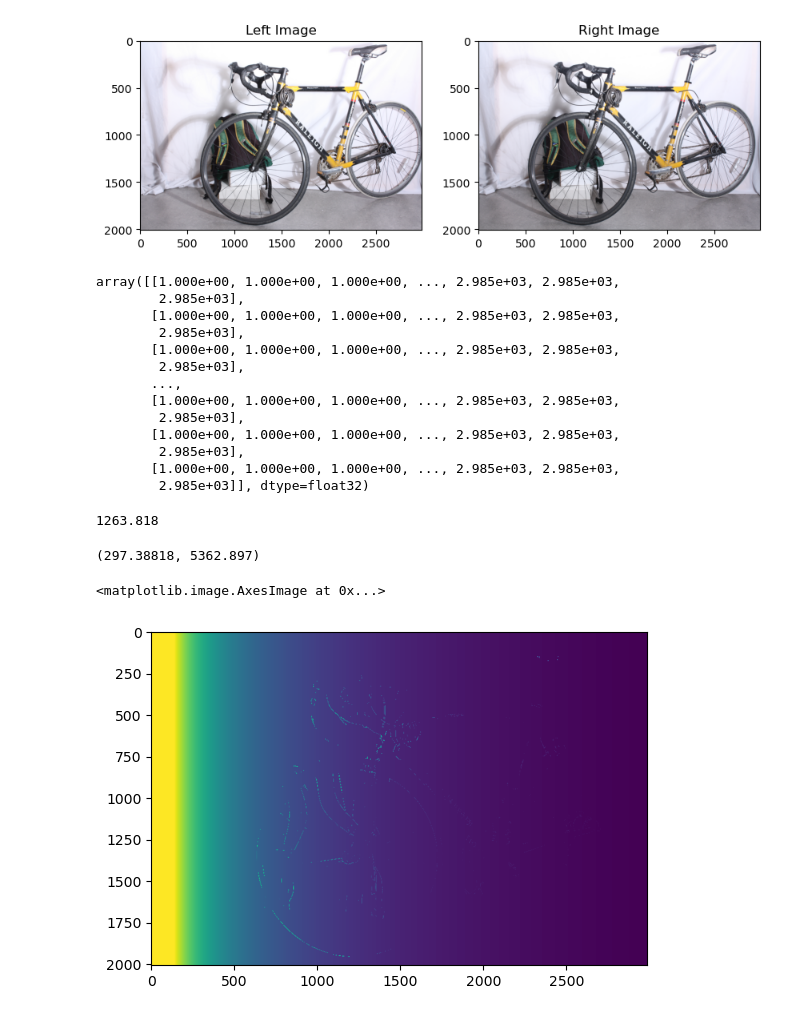
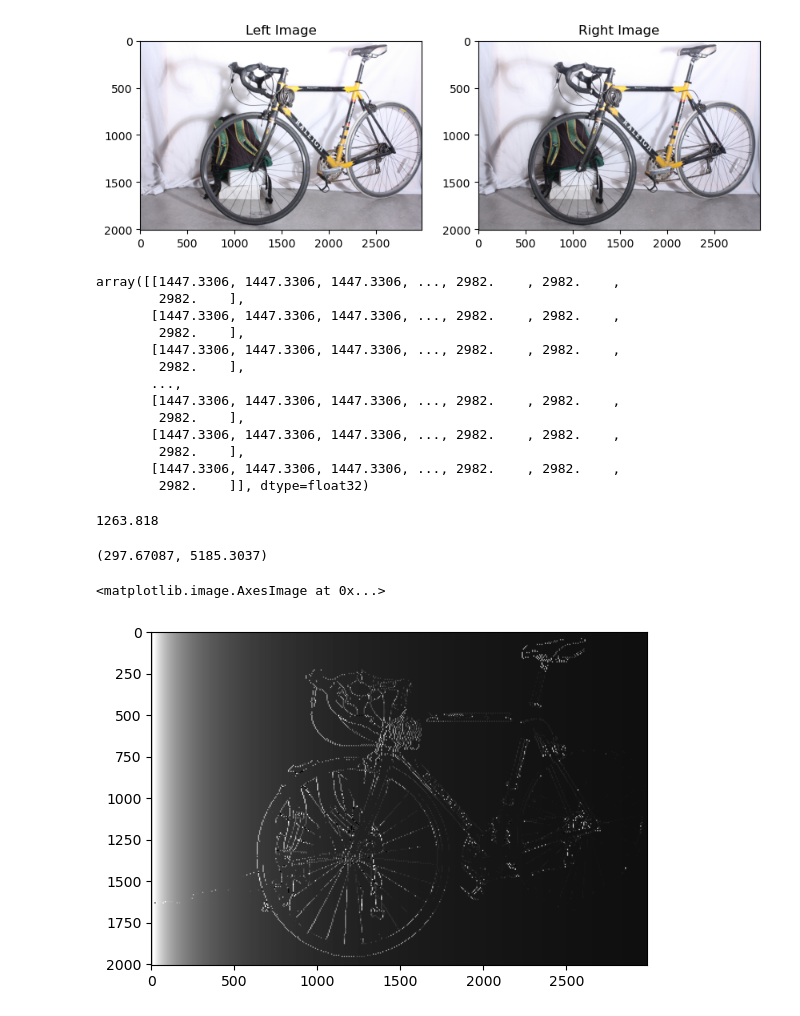
Before and after one commit to KhadgaA/Camera-Calibration-and-Stereo, a Jupyter notebook: Q2.ipynb, the cells around one changed output. Drawn from its saved outputs; the diff is of its cells as text; code cells hidden in the pictures.

```diff
--- a/Q2.ipynb
+++ b/Q2.ipynb
@@ -61,20 +61,35 @@ def scan_line_correspondence(img_strip,template):
         if corr > max_corr:
             max_idx = ypixel
             max_corr = corr
-            if max_corr > 0.95:
+            if max_corr > 0.98:
                 break
     return max_idx
 
 def stero_matching(imgl, imgr, template_size):
     height, width = imgl.shape
     disparity = np.zeros_like(imgl)
+    for i in tqdm(range(0,height-template_size[0])):
+        slice_x = slice(i,i+template_size[0])
+        for j in range(0,width-template_size[1]):
+            template = imgl[slice_x, j:j+template_size[1]]
+            img_strip = imgr[slice_x, :]
+            disparity[i,j] = j - scan_line_correspondence(img_strip, template)
+    disparity[disparity ==0] = 1
+    return disparity
+
+def stero_matching2(imgl, imgr, template_size):
+    height, width = imgl.shape
+    disparity = np.zeros_like(imgl)
     for i in tqdm(range(0,height,template_size[0])):
         slice_x = slice(i,i+template_size[0])
+        jr_prev = 0
         for j in range(0,width,template_size[1]):
             template = imgl[slice_x, j:j+template_size[1]]
-            img_strip = imgr[slice_x, :]
-            disparity[slice_x, j:j+template_size[1]] = j - scan_line_correspondence(img_strip, template)
-    disparity[disparity ==0] = 1
+            img_strip = imgr[slice_x, jr_prev:]
+            jr = scan_line_correspondence(img_strip, template)
+            disparity[slice_x, j:j+template_size[1]] = j - jr
+            jr_prev = jr
+    disparity[disparity ==0] = disparity[disparity != 0].mean()
     return disparity
 # %%
 l_dir = r'Assignment 1 Input Images\Question 2 and 3 Images\bikeL.png'
@@ -87,23 +102,23 @@ def read_img(img_dir):
 # %%
 img_l = read_img(l_dir)
 img_r = read_img(r_dir)
-disparity = stero_matching(img_l, img_r, (3,3))
+disparity = stero_matching2(img_l, img_r, (7,7))
 # %%
 disparity
 # %% [output]
-array([[1.000e+00, 1.000e+00, 1.000e+00, ..., 2.985e+03, 2.985e+03,
-        2.985e+03],
-       [1.000e+00, 1.000e+00, 1.000e+00, ..., 2.985e+03, 2.985e+03,
-        2.985e+03],
-       [1.000e+00, 1.000e+00, 1.000e+00, ..., 2.985e+03, 2.985e+03,
-        2.985e+03],
+array([[1447.3306, 1447.3306, 1447.3306, ..., 2982.    , 2982.    ,
+        2982.    ],
+       [1447.3306, 1447.3306, 1447.3306, ..., 2982.    , 2982.    ,
+        2982.    ],
+       [1447.3306, 1447.3306, 1447.3306, ..., 2982.    , 2982.    ,
+        2982.    ],
        ...,
-       [1.000e+00, 1.000e+00, 1.000e+00, ..., 2.985e+03, 2.985e+03,
-        2.985e+03],
-       [1.000e+00, 1.000e+00, 1.000e+00, ..., 2.985e+03, 2.985e+03,
-        2.985e+03],
-       [1.000e+00, 1.000e+00, 1.000e+00, ..., 2.985e+03, 2.985e+03,
-        2.985e+03]], dtype=float32)
+       [1447.3306, 1447.3306, 1447.3306, ..., 2982.    , 2982.    ,
+        2982.    ],
+       [1447.3306, 1447.3306, 1447.3306, ..., 2982.    , 2982.    ,
+        2982.    ],
+       [1447.3306, 1447.3306, 1447.3306, ..., 2982.    , 2982.    ,
+        2982.    ]], dtype=float32)
 # %%
 z = baseline * cam0[0,0] / (disparity  + cam1[0,2] - cam0[0,2])
 # %%
@@ -114,9 +129,9 @@ cam0[0,2]
 # np.unique(z[0])
 z[0].min(), z[0].max()
 # %% [output]
-(297.38818, 5362.897)
+(297.67087, 5185.3037)
 # %%
-plt.imshow(np.clip(z,0,3000))
+plt.imshow(np.clip(z,0,5000),cmap='gray')
 # %% [output]
 <matplotlib.image.AxesImage at 0x...>
-[figure, old version]
+[figure, new version]
```
Also changed, not shown: 1 other file.
